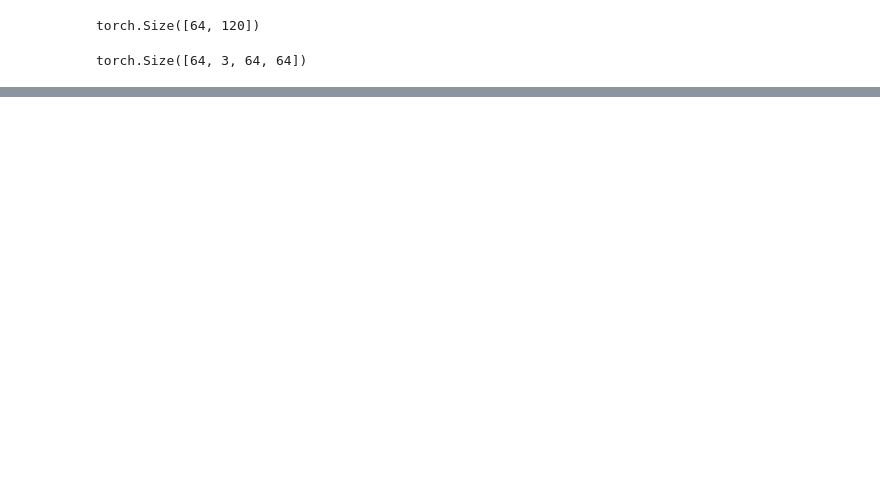
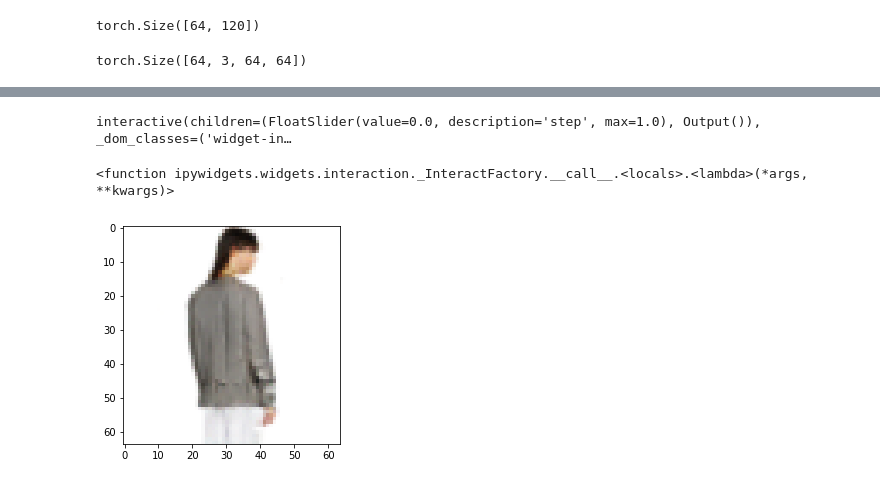
Before and after one commit to Gin5050/jupyter_interact, a Jupyter notebook: src/dcgan.ipynb, the cells around one changed output, grey strips where cells are left out. Saved outputs shown, nothing was run; the diff lists cells and outputs as text; code cells hidden in the pictures; blank space fills up the shorter version.

```diff
--- a/src/dcgan.ipynb
+++ b/src/dcgan.ipynb
@@ -123,0 +155,41 @@ interactive(children=(IntSlider(value=0, description='x', max=10, min=-10), IntS
+# %%
+#out = Output()
+
+#slider = FloatSlider(value=0.1,min=0,max=1.0,step=0.1,)
+
+n2 = get2noise(noise)
+tmp = two_vecor(model, n2)
+#interact.gen_img(step=0.1)
+interact(tmp.gen_img, step=(0,1, 0.1))
+
+# slider.observe(tmp.gen_img, 'value')
+# display(VBox([slider, out]))
+# %% [output]
+interactive(children=(FloatSlider(value=0.0, description='step', max=1.0), Output()), _dom_classes=('widget-in…
+<function ipywidgets.widgets.interaction._InteractFactory.__call__.<locals>.<lambda>(*args, **kwargs)>
+# %%
+from PIL import Image
+
+noise_list = []
+vec1 = n2[0]
+vec2 = n2[1]
+
+step = 0.0
+
+for i in range(10):
+    r = (1 - step) * vec1 + step * vec2
+    step += 0.1
+    noise_list.append(r)
+    img = model.test(torch.stack(noise_list))
+
+    trans_img = img[0].permute(1,2,0).cpu().numpy()
+    trans_img = np.clip(np.rint((trans_img + 1.0) / 2.0 * 255.0), 0.0, 255.0).astype(np.uint8)
+    Image.fromarray(trans_img).save("img/sample_{}.png".format(i))
+
+#print((trans1 == trans_img).all())
+
+plt.cla()
+plt.imshow(trans_img)
+plt.show()
+# %% [output]
+[figure, added]
```
Also changed, not shown: parts of 8 cells of this notebook, 12 other files.
